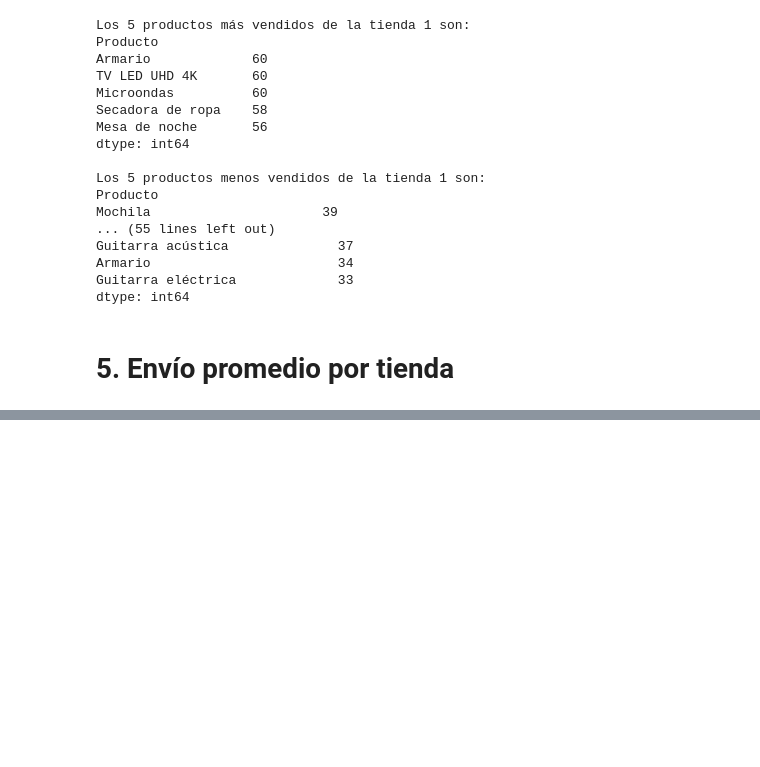
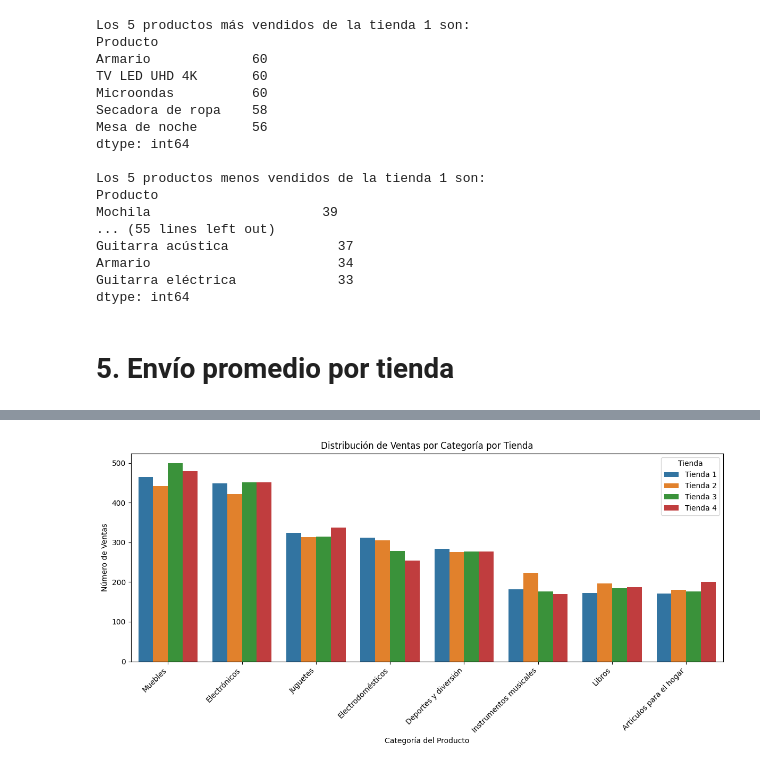
Before and after one commit to RobertAVH/desafio_allura_01, a Jupyter notebook: AluraStoreLatam.ipynb, the cells around one changed output, grey strips where cells are left out. Drawn from its saved outputs; the diff is of its cells as text; code cells hidden in the pictures; blank space fills up the shorter version.

```diff
--- a/AluraStoreLatam.ipynb
+++ b/AluraStoreLatam.ipynb
@@ -126,0 +164,19 @@ dtype: int64
+# %%
+data = {
+    'Tienda': ['Tienda 1'] * len(agrupar_contar_categoria(tienda)) + ['Tienda 2'] * len(agrupar_contar_categoria(tienda2)) + ['Tienda 3'] * len(agrupar_contar_categoria(tienda3)) + ['Tienda 4'] * len(agrupar_contar_categoria(tienda4)),
+    'Categoría': list(agrupar_contar_categoria(tienda).index) + list(agrupar_contar_categoria(tienda2).index) + list(agrupar_contar_categoria(tienda3).index) + list(agrupar_contar_categoria(tienda4).index),
+    'Ventas': list(agrupar_contar_categoria(tienda).values) + list(agrupar_contar_categoria(tienda2).values) + list(agrupar_contar_categoria(tienda3).values) + list(agrupar_contar_categoria(tienda4).values)
+}
+
+df_ventas = pd.DataFrame(data)
+
+plt.figure(figsize=(12, 6))
+sns.barplot(x='Categoría', y='Ventas', hue='Tienda', data=df_ventas)
+plt.xlabel('Categoría del Producto')
+plt.ylabel('Número de Ventas')
+plt.title('Distribución de Ventas por Categoría por Tienda')
+plt.xticks(rotation=45, ha='right')
+plt.tight_layout()
+plt.show()
+# %% [output]
+[figure, added]
```
Also changed, not shown: parts of 4 cells of this notebook.
